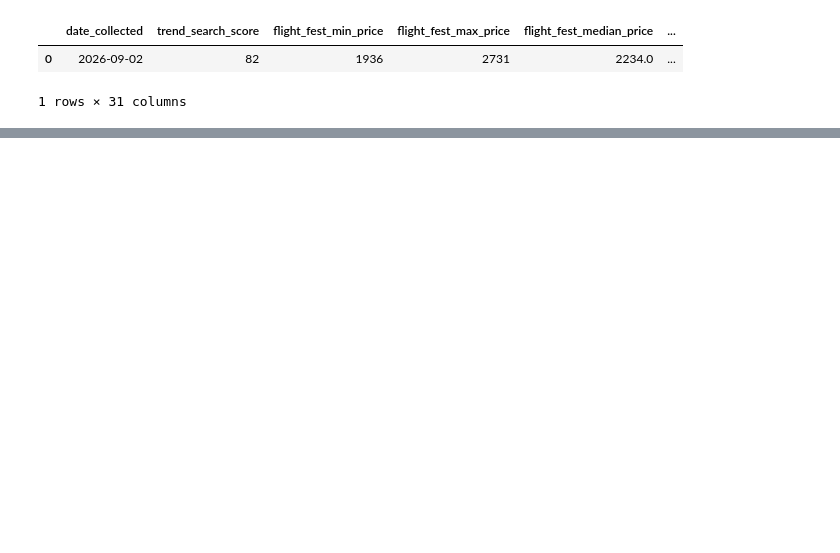
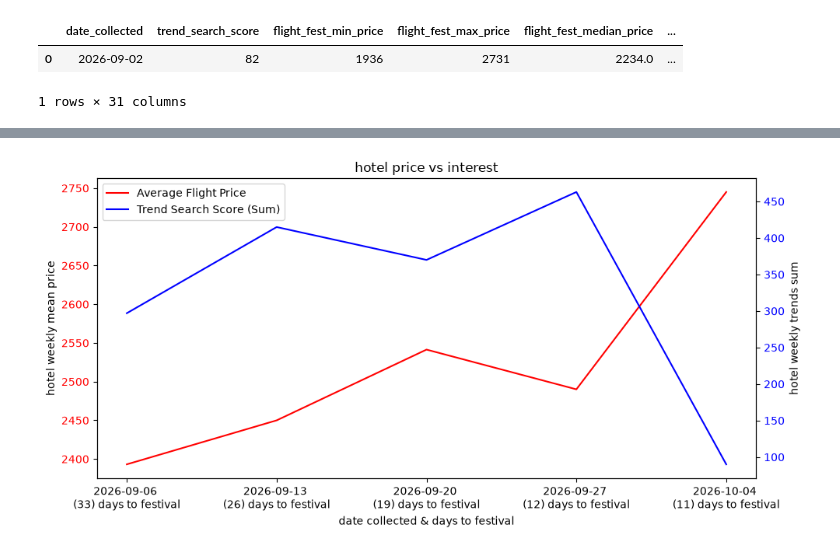
Before and after one commit to Naehum-Dela-Cruz/dep-data-engineering-naehum, a Jupyter notebook: notebooks/week_14_eda_visualization.ipynb, the cells around one changed output, grey strips where cells are left out. Cells and saved outputs as stored; diff of their text form; code cells hidden in the pictures; blank space fills up the shorter version.

```diff
--- a/notebooks/week_14_eda_visualization.ipynb
+++ b/notebooks/week_14_eda_visualization.ipynb
@@ -73,0 +123,40 @@ plt.show()
+# %%
+fig, ax1 = plt.subplots(figsize=(10, 5))
+
+# plotting two y axises
+
+line1 = ax1.plot(
+    weekly_df['combined_yAxisTitle'],
+    weekly_df['hotel_fest_mean_price'],
+    label='Average Flight Price',
+    color='red')
+ax1.set_xlabel('date collected & days to festival')
+ax1.set_ylabel('hotel weekly mean price')
+ax1.tick_params(axis='y', labelcolor='red')
+# ax1.set_yinverted(True)
+
+ax2 = ax1.twinx()
+
+line2 = ax2.plot(
+    weekly_df['combined_yAxisTitle'],
+    weekly_df['trend_search_score'],
+    label='Trend Search Score (Sum)',
+    color='blue')
+ax2.set_ylabel('hotel weekly trends sum')
+ax2.tick_params(axis='y', labelcolor='blue')
+# ax2.set_yinverted(True)
+
+# combining the lines
+
+lines = line1 + line2
+
+labels = [l.get_label() for l in lines]
+ax1.legend(lines, labels, loc='upper left')
+
+# showing what we got
+
+plt.title('hotel price vs interest')
+fig.tight_layout()
+plt.show()
+# %% [output]
+[figure, added]
```
Also changed, not shown: parts of 13 cells of this notebook.
